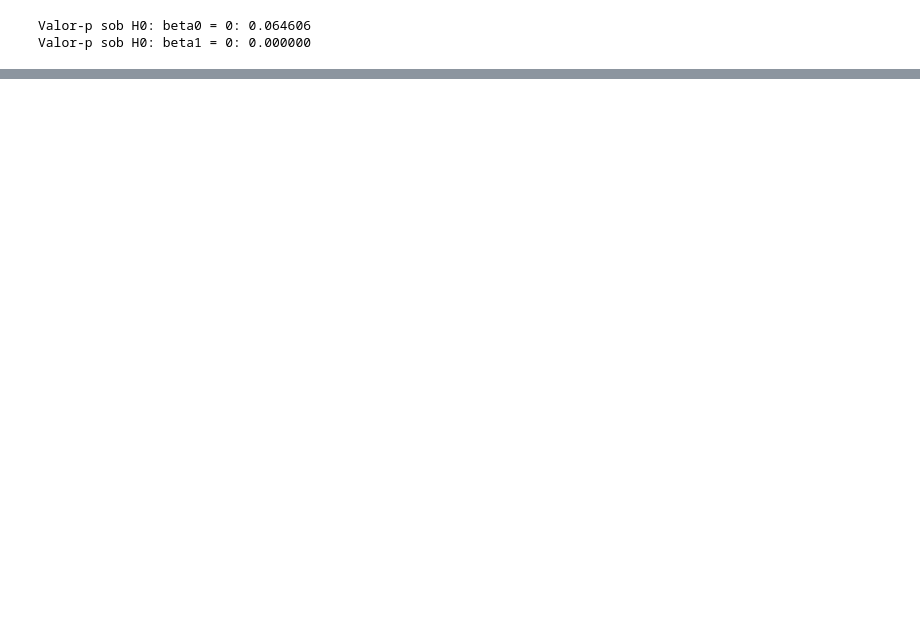
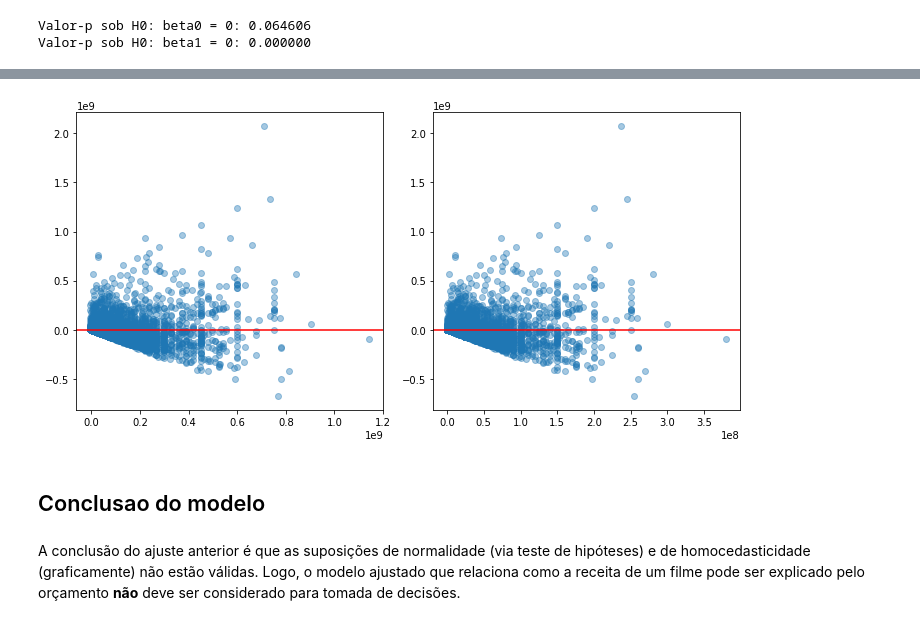
Before and after one commit to beatrizcf2/Classificador_Filmes, a Jupyter notebook: Untitled.ipynb, the cells around one changed output, grey strips where cells are left out. Saved outputs shown, nothing was run; the diff lists cells and outputs as text; code cells hidden in the pictures; blank space fills up the shorter version.

```diff
--- a/Untitled.ipynb
+++ b/Untitled.ipynb
@@ -205,0 +249,22 @@ Valor-p sob H0: beta1 = 0: 0.000000
+# %%
+fig = plt.figure(figsize=(10,5))
+plt.subplot(121)
+plt.scatter(ypredict, results.resid,alpha=0.4);
+plt.axhline(y=0,color='r',linestyle='-');
+
+plt.subplot(122)
+plt.scatter(x_dados, results.resid, alpha=0.4);
+plt.axhline(y=0,color='r',linestyle='-');
+
+plt.tight_layout()
+plt.show()
+# %% [output]
+[figure, added]
+# %% [markdown]
+## Conclusao do modelo
+# %% [markdown]
+A conclusão do ajuste anterior é que as suposições de normalidade
+(via teste de hipóteses) e de homocedasticidade (graficamente) não
+estão válidas.
+Logo, o modelo ajustado que relaciona como a receita de um filme  pode ser explicado pelo orçamento **não** deve ser considerado para
+tomada de decisões.
```
Also changed, not shown: parts of 17 cells of this notebook.
